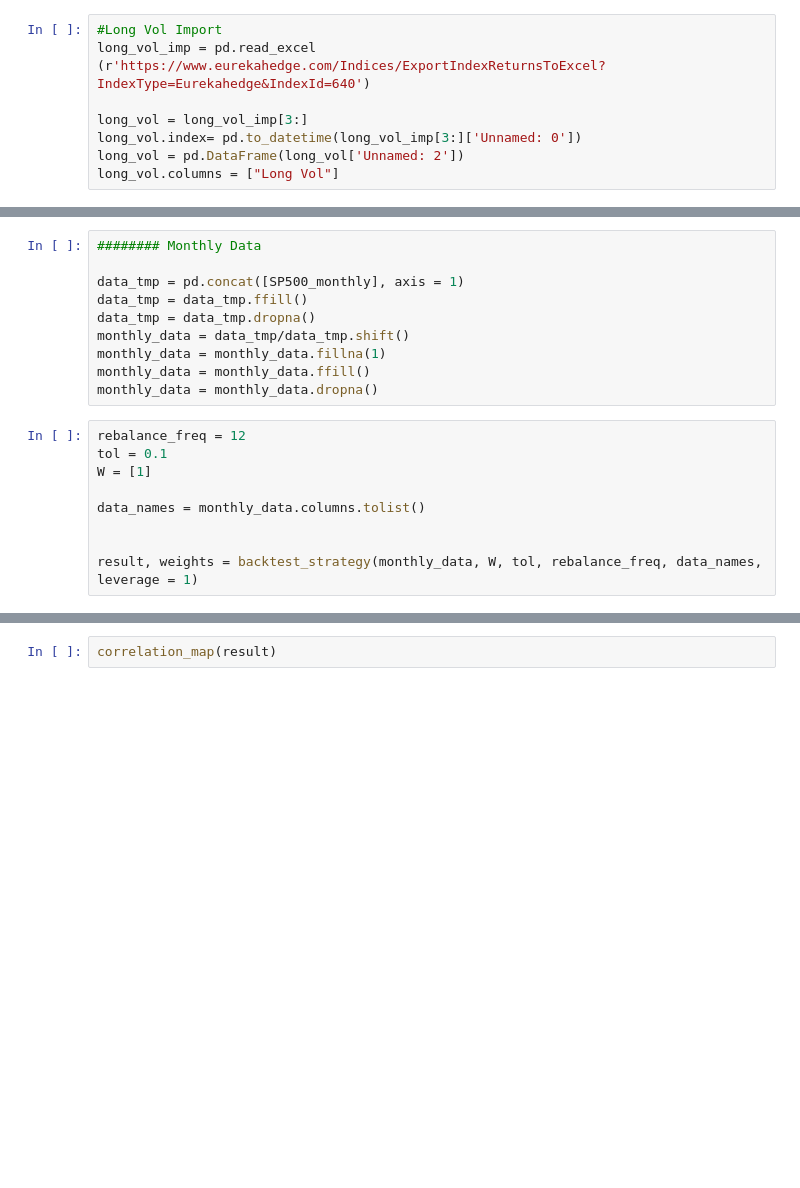
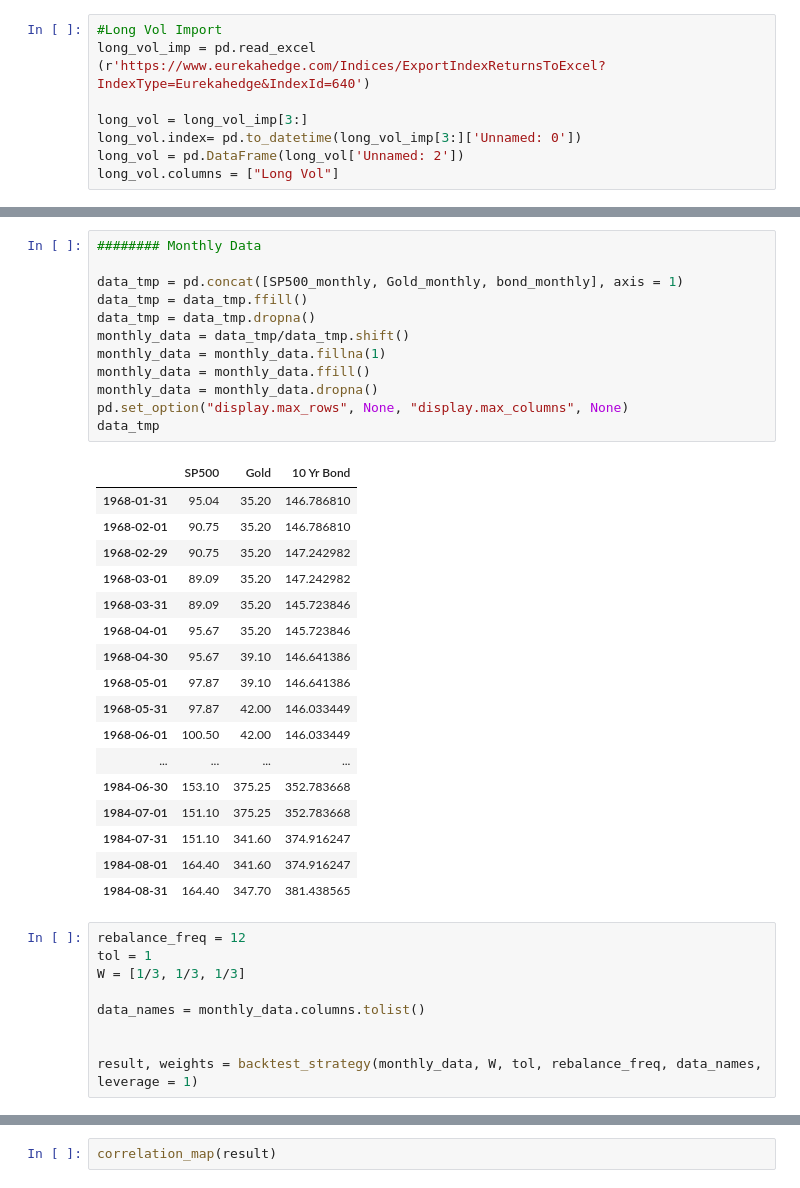
Before and after one commit to webclinic017/Portfolio_Construction, a Jupyter notebook: Portfolio_Backtest/Static_Portfolio.ipynb, the cells around one changed output, grey strips where cells are left out. Cells and saved outputs as stored; diff of their text form; blank space fills up the shorter version.

```diff
--- a/Portfolio_Backtest/Static_Portfolio.ipynb
+++ b/Portfolio_Backtest/Static_Portfolio.ipynb
@@ -336,17 +336,37 @@ data = data.fillna(1)
 # %%
 ######## Monthly Data
 
-data_tmp = pd.concat([SP500_monthly], axis = 1)
+data_tmp = pd.concat([SP500_monthly, Gold_monthly, bond_monthly], axis = 1)
 data_tmp = data_tmp.ffill()
 data_tmp = data_tmp.dropna()
 monthly_data = data_tmp/data_tmp.shift()
 monthly_data = monthly_data.fillna(1)
 monthly_data = monthly_data.ffill()
 monthly_data = monthly_data.dropna()
+pd.set_option("display.max_rows", None, "display.max_columns", None)
+data_tmp
+# %% [output]
+|  | SP500 | Gold | 10 Yr Bond |
+| 1968-01-31 | 95.04 | 35.20 | 146.786810 |
+| 1968-02-01 | 90.75 | 35.20 | 146.786810 |
+| 1968-02-29 | 90.75 | 35.20 | 147.242982 |
+| 1968-03-01 | 89.09 | 35.20 | 147.242982 |
+| 1968-03-31 | 89.09 | 35.20 | 145.723846 |
+| 1968-04-01 | 95.67 | 35.20 | 145.723846 |
+| 1968-04-30 | 95.67 | 39.10 | 146.641386 |
+| 1968-05-01 | 97.87 | 39.10 | 146.641386 |
+| 1968-05-31 | 97.87 | 42.00 | 146.033449 |
+| 1968-06-01 | 100.50 | 42.00 | 146.033449 |
+| ... | ... | ... | ... |
+| 1984-06-30 | 153.10 | 375.25 | 352.783668 |
+| 1984-07-01 | 151.10 | 375.25 | 352.783668 |
+| 1984-07-31 | 151.10 | 341.60 | 374.916247 |
+| 1984-08-01 | 164.40 | 341.60 | 374.916247 |
+| 1984-08-31 | 164.40 | 347.70 | 381.438565 |
 # %%
 rebalance_freq = 12
-tol = 0.1
-W = [1]
+tol = 1
+W = [1/3, 1/3, 1/3]
 
 data_names = monthly_data.columns.tolist()
 
```
Also changed, not shown: parts of 3 cells of this notebook.
